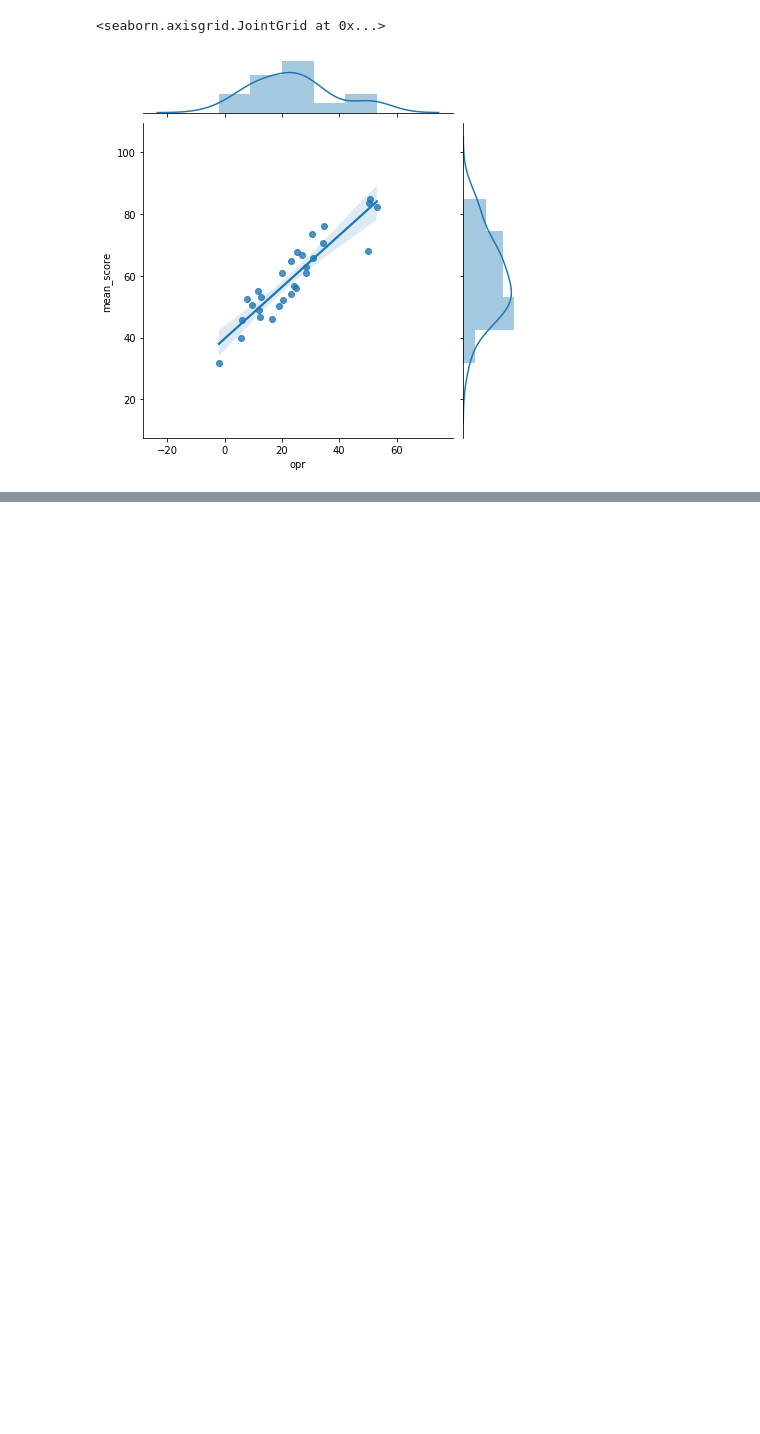
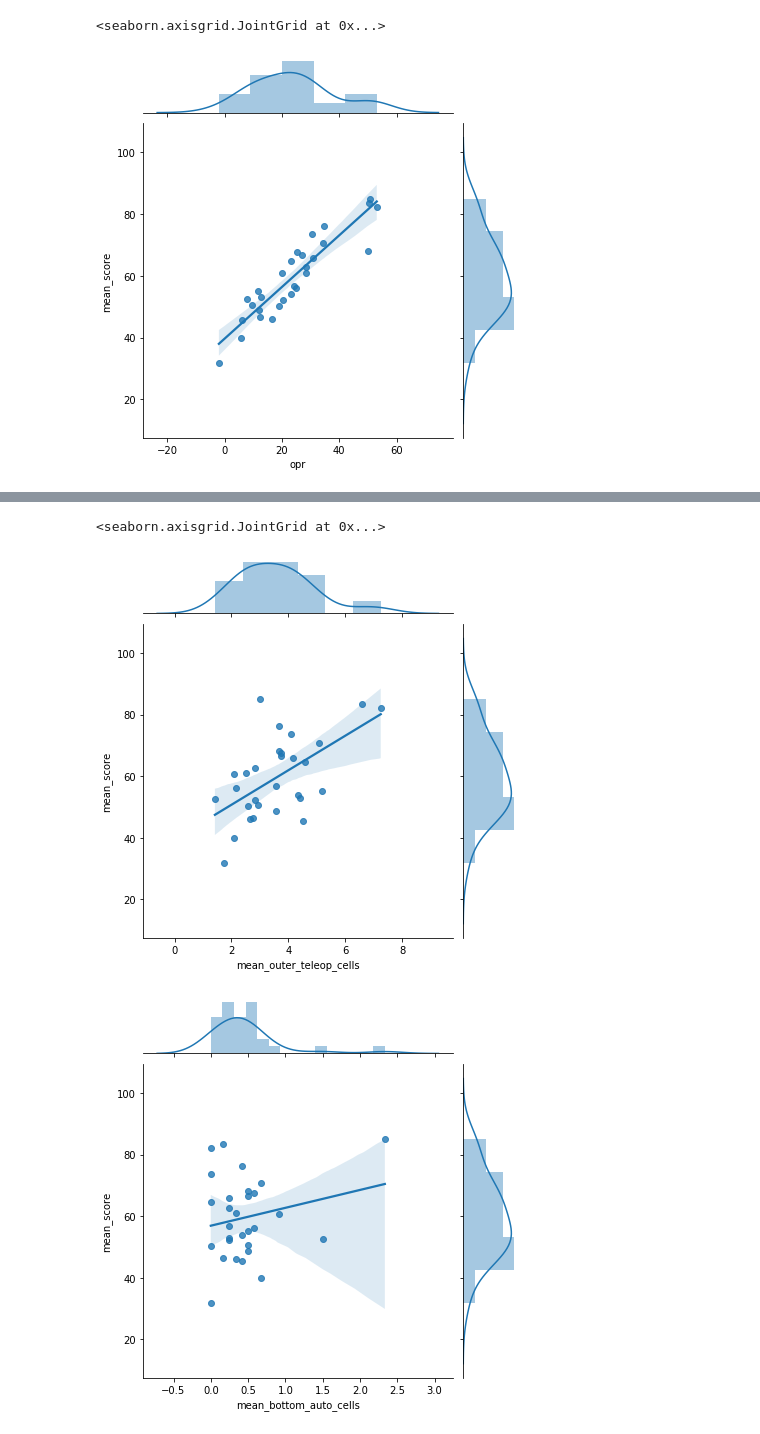
Before and after one commit to morzack/Sakurajima-Scouting, a Jupyter notebook: 2020-ncwak.ipynb, the cells around one changed output, grey strips where cells are left out. Saved outputs shown, nothing was run; the diff lists cells and outputs as text; code cells hidden in the pictures; blank space fills up the shorter version.

```diff
--- a/2020-ncwak.ipynb
+++ b/2020-ncwak.ipynb
@@ -180,0 +262,8 @@ reg.fit(x, y
+# %%
+sns.jointplot('mean_outer_teleop_cells', 'mean_score', data=team_data, kind='reg')
+sns.jointplot('mean_bottom_auto_cells', 'mean_score', data=team_data, kind='reg')
+sns.jointplot('mean_bottom_teleop_cells', 'mean_score', data=team_data, kind='reg')
+# %% [output]
+<seaborn.axisgrid.JointGrid at 0x...>
+[figure, added]
+[figure, added]
```
Also changed, not shown: parts of 8 cells of this notebook.
